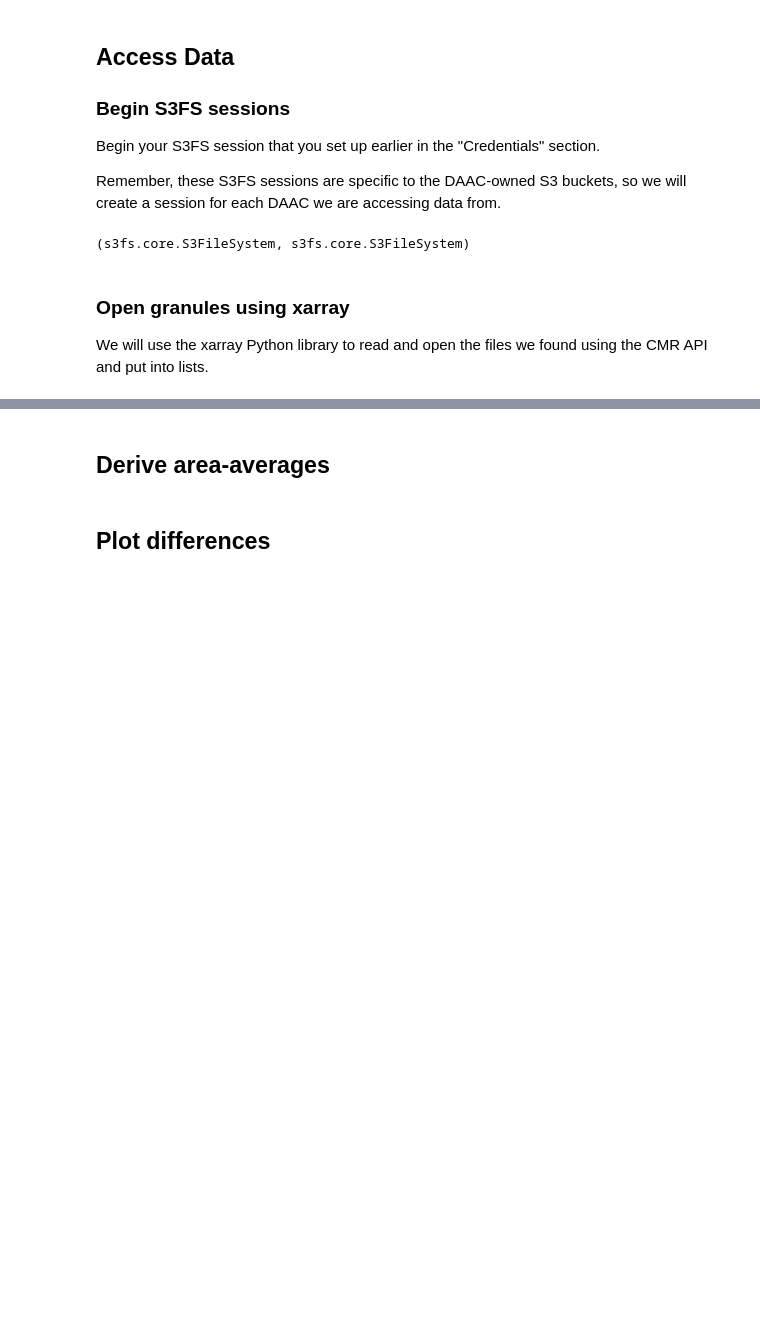
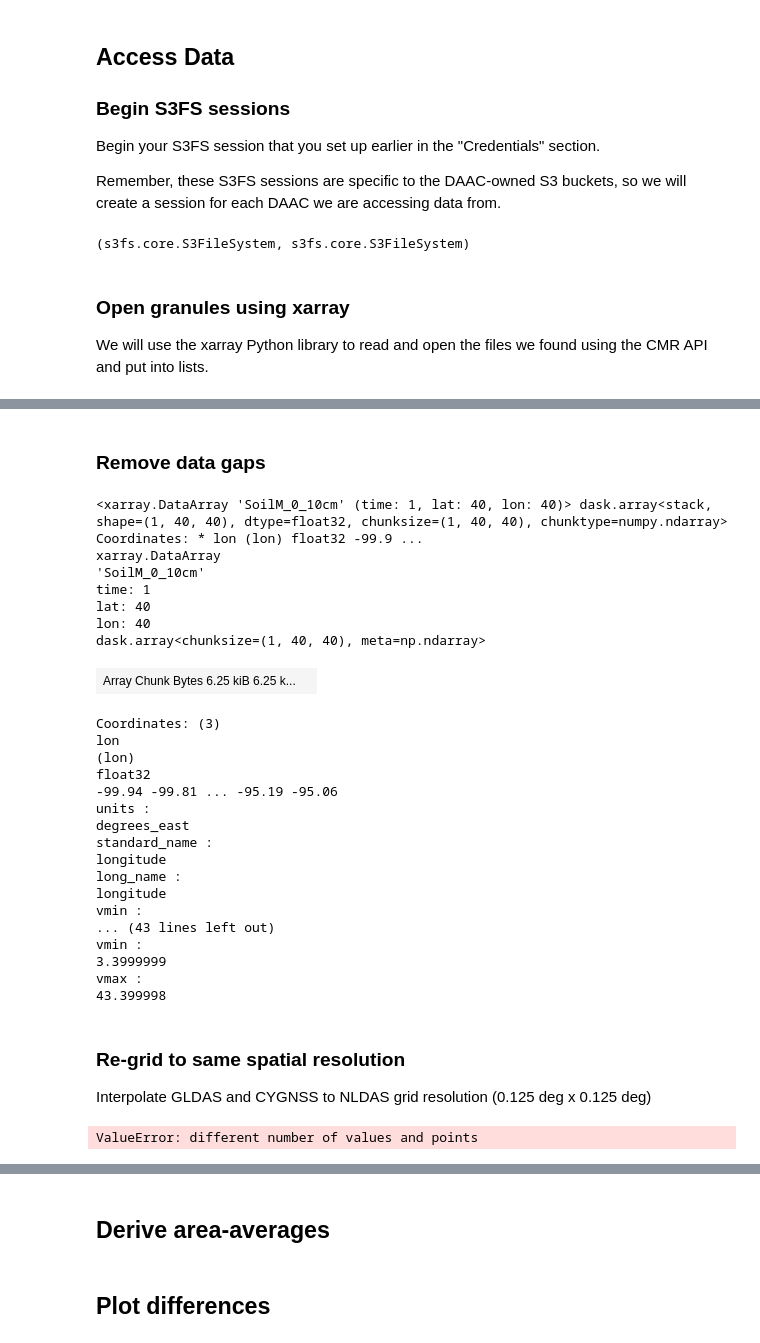
Before and after one commit to alexishunzinger/gesdisc-use-cases, a Jupyter notebook: mocko-ldas-comparison/ldas-comparison.ipynb, the cells around one changed output, grey strips where cells are left out. Saved outputs shown, nothing was run; the diff lists cells and outputs as text; code cells hidden in the pictures; blank space fills up the shorter version.

```diff
--- a/mocko-ldas-comparison/ldas-comparison.ipynb
+++ b/mocko-ldas-comparison/ldas-comparison.ipynb
@@ -262,0 +298,80 @@ gldas_ds
+# %% [markdown]
+### Remove data gaps
+# %%
+#p.isnan(cygnss_sgp_sm)
+#nldas_nan_mask = nldas_sm.where == -9999.0)
+#nldas_nan_mask
+#np.isnan(gldas_sm)
+# np.where(cygnss_sgp_sm[0,:,:] == np.nan)
+# cnan = np.isnan(cygnss_sgp_sm)
+# cnan.plot(x="longitude", y="latitude",xlim=(min_lon,max_lon),ylim=(min_lat,max_lat))
+# cygnss_ds
+nldas_sm
+# %% [output]
+<xarray.DataArray 'SoilM_0_10cm' (time: 1, lat: 40, lon: 40)> dask.array<stack, shape=(1, 40, 40), dtype=float32, chunksize=(1, 40, 40), chunktype=numpy.ndarray> Coordinates: * lon (lon) float32 -99.9 ...
+xarray.DataArray
+'SoilM_0_10cm'
+time: 1
+lat: 40
+lon: 40
+dask.array<chunksize=(1, 40, 40), meta=np.ndarray>
+| Array Chunk Bytes 6.25 kiB 6.25 k... |  |
+Coordinates: (3)
+lon
+(lon)
+float32
+-99.94 -99.81 ... -95.19 -95.06
+units :
+degrees_east
+standard_name :
+longitude
+long_name :
+longitude
+vmin :
+... (43 lines left out)
+vmin :
+3.3999999
+vmax :
+43.399998
+# %% [markdown]
+### Re-grid to same spatial resolution
+
+Interpolate GLDAS and CYGNSS to NLDAS grid resolution (0.125 deg x 0.125 deg)
+# %%
+# CYGNSS --> NLDAS interpolation
+nx, ny = np.meshgrid(nldas_sm.lon.values, nldas_sm.lat.values)
+nldas_pts = np.stack([nx.ravel(), ny.ravel()], axis=1)
+
+cx, cy = cygnss_sgp_sm.longitude.values, cygnss_sgp_sm.latitude.values
+cygnss_pts = np.stack([cx.ravel(), cy.ravel()], axis=1)
+
+grid = griddata(nldas_pts, nldas_sm.values, cygnss_pts, method='nearest')
+
+# #Geogrid lat/lon points
+#     geog = xr.open_dataset('F:/geo_em.d01.nc')
+
+#     gex, gey = geog.CLONG.values[0,:,:], geog.CLAT.values[0,:,:]
+#     geog_pts = np.stack([gex.ravel(), gey.ravel()], axis=1)
+
+#     #Gridrad lat/lon points
+
+#     grx, gry = np.meshgrid(ds.lons.values, ds.lats.values)
+#     grx[grx>180] -= 360
+#     gr_pts = np.stack([grx.ravel(), gry.ravel()], axis=1)
+
+#     #REFC_MAX points
+#     ref_pts = ds.REFC_MAX.values
+
+#     ref_pts[0,:,0] = 0
+#     ref_pts[0,:,-1] = 0
+#     ref_pts[0,0,:] = 0
+#     ref_pts[0,-1,:] = 0
+
+#     interp = griddata(gr_pts, ref_pts.flatten(), geog_pts, method='nearest', fill_value=0)
+
+#     interp = np.reshape(interp, (1, 899, 1399))
+
+
+# GLDAS --> NLDAS interpolation
+# %% [output]
+ValueError: different number of values and points
```
Also changed, not shown: parts of 23 cells of this notebook.
